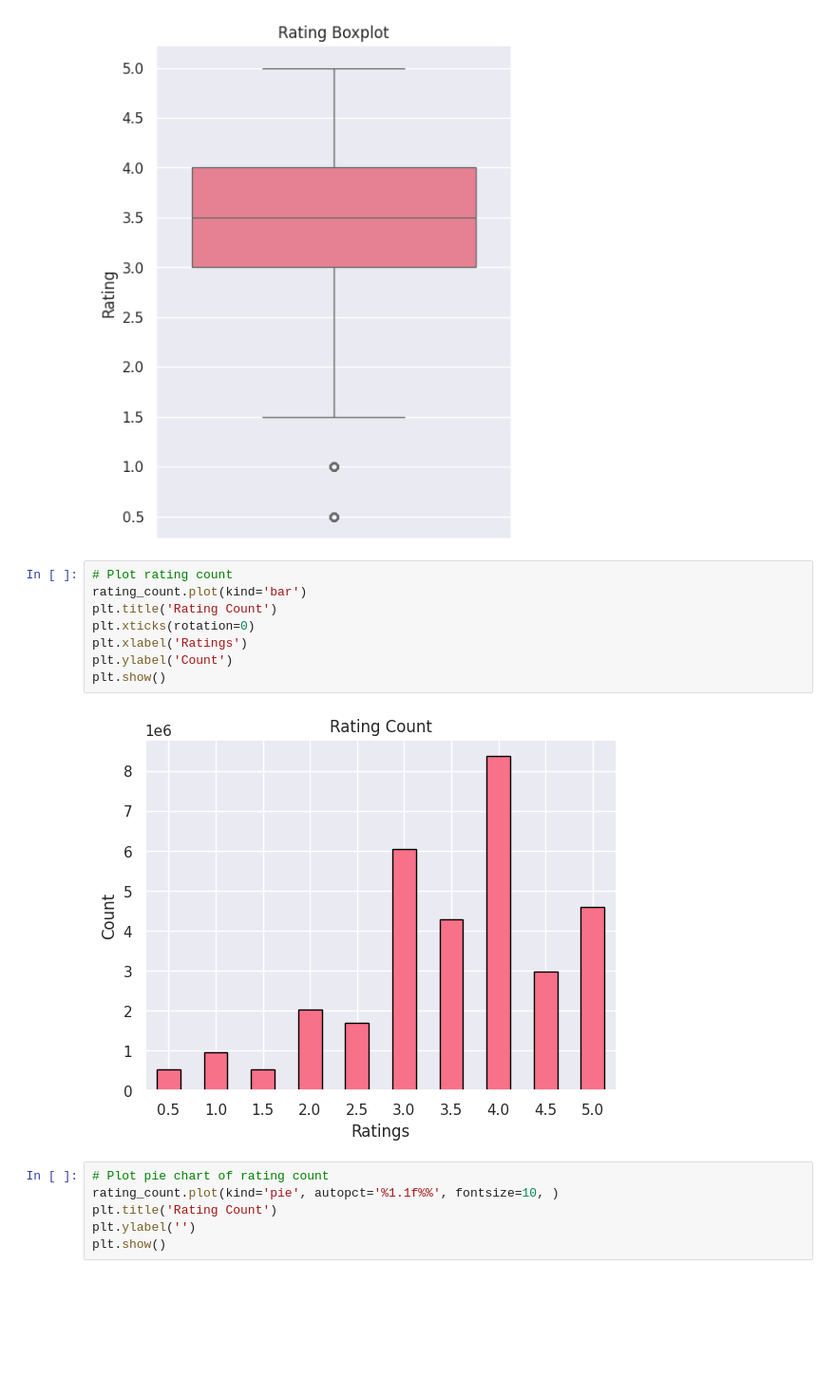
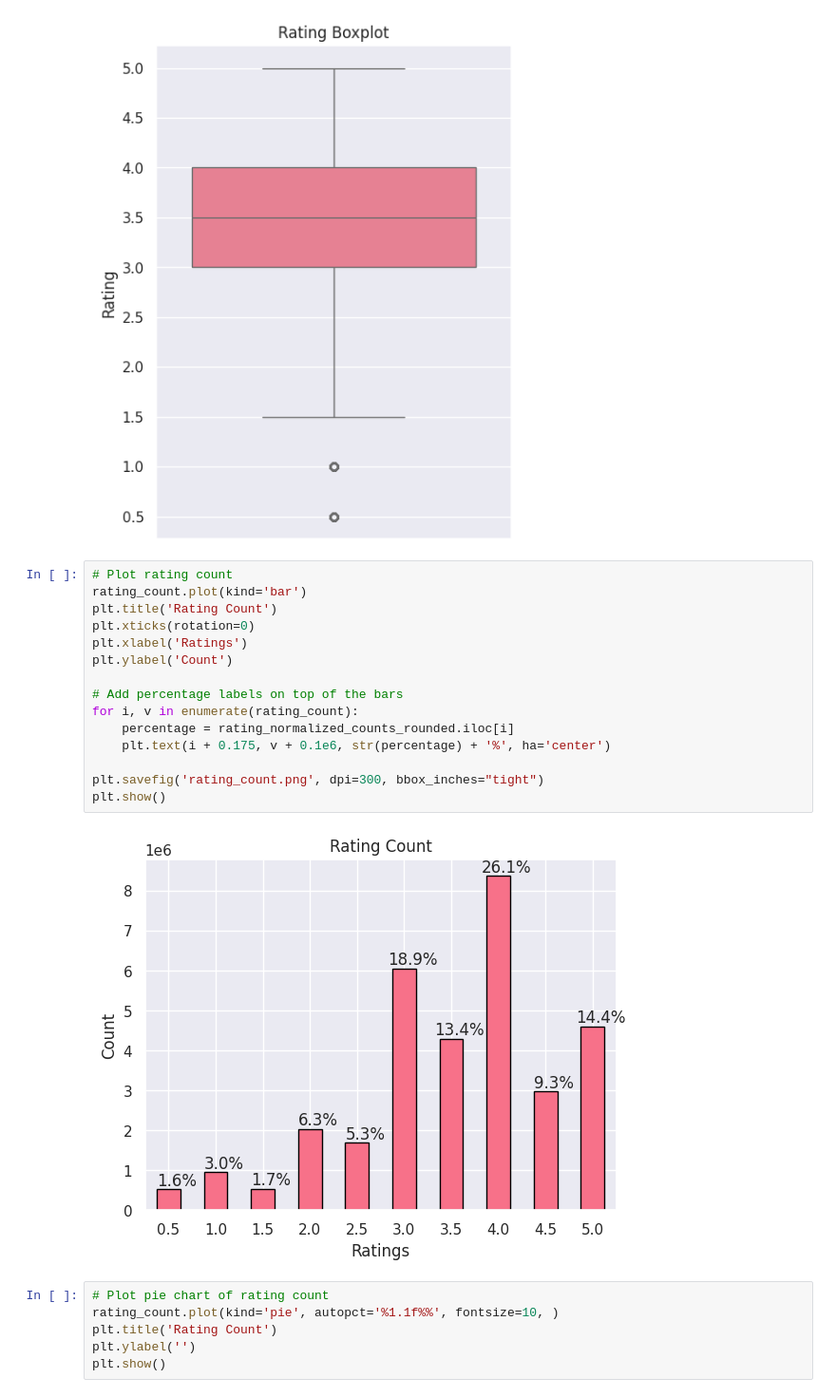
Before and after one commit to aaronmj7/MSc_project, a Jupyter notebook: Project_v1.ipynb, the cells around one changed output. Shown at 95% size. Cells and saved outputs as stored; diff of their text form; blank space fills up the shorter version.

```diff
--- a/Project_v1.ipynb
+++ b/Project_v1.ipynb
@@ -440,13 +440,20 @@ plt.show()
 # %%
 # Plot rating count
 rating_count.plot(kind='bar')
 plt.title('Rating Count')
 plt.xticks(rotation=0)
 plt.xlabel('Ratings')
 plt.ylabel('Count')
+
+# Add percentage labels on top of the bars
+for i, v in enumerate(rating_count):
+    percentage = rating_normalized_counts_rounded.iloc[i]
+    plt.text(i + 0.175, v + 0.1e6, str(percentage) + '%', ha='center')
+
+plt.savefig('rating_count.png', dpi=300, bbox_inches="tight")
 plt.show()
 # %% [output]
-[figure, old version]
+[figure, new version]
 # %%
 # Plot pie chart of rating count
 rating_count.plot(kind='pie', autopct='%1.1f%%', fontsize=10, )
```
Also changed, not shown: parts of 46 cells of this notebook.
